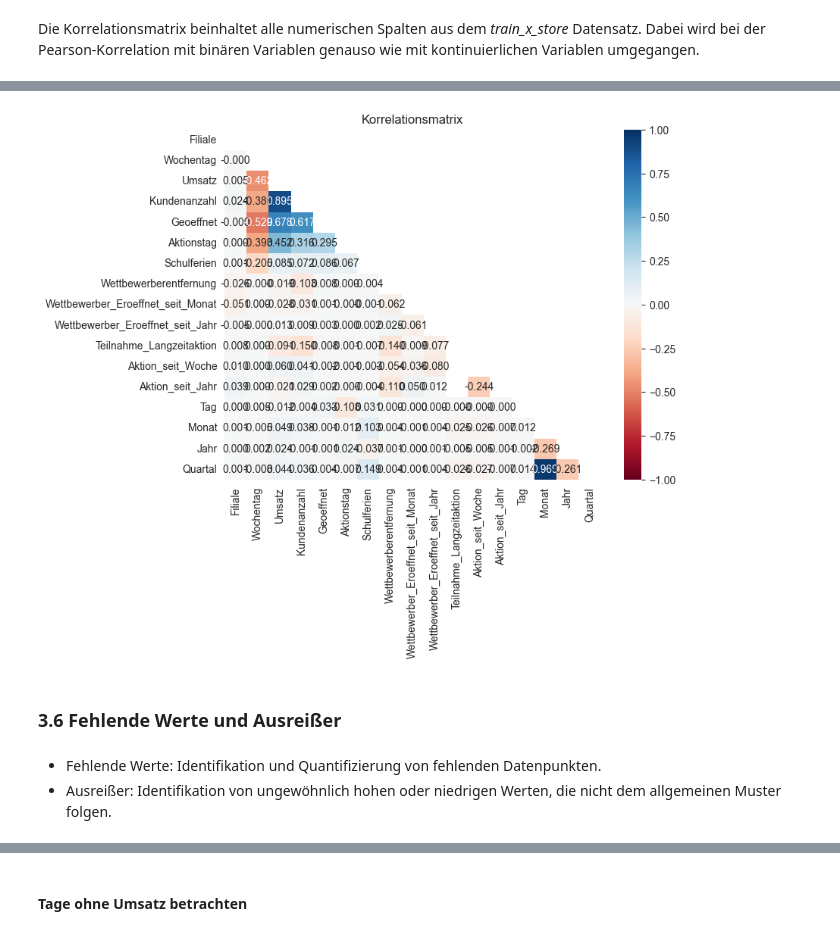
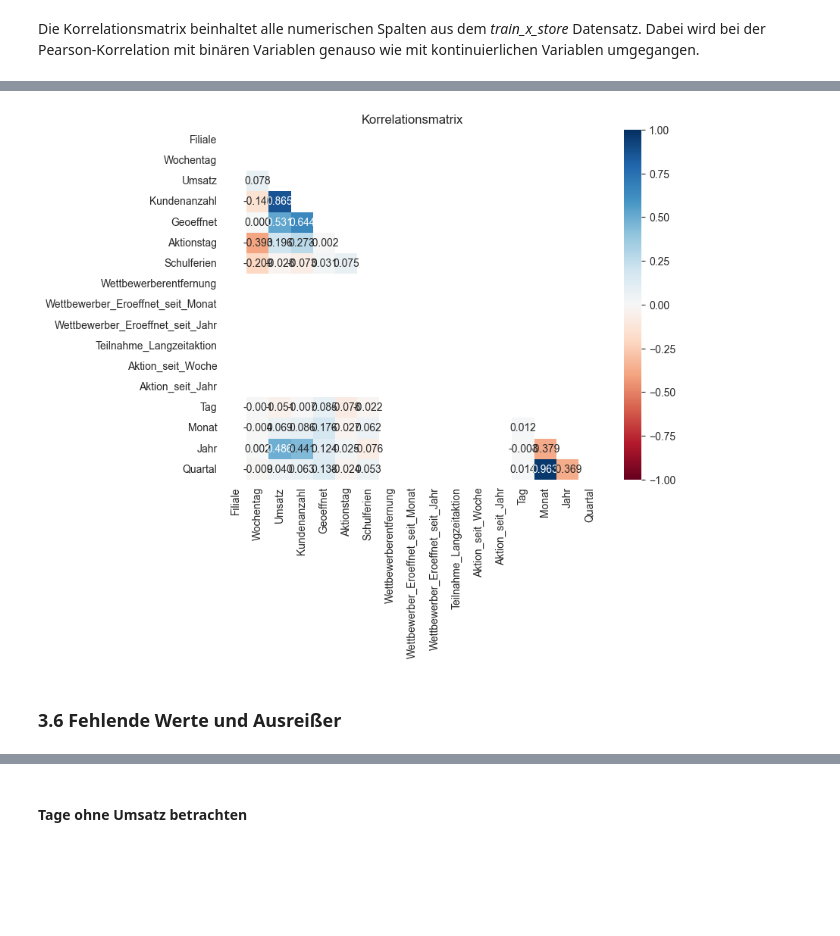
Before and after one commit to AliceKitchkin/Forecasting-Rossmann-Store-Sales, a Jupyter notebook: Forecasting_Notebook.ipynb, the cells around one changed output, grey strips where cells are left out. Cells and saved outputs as stored; diff of their text form; code cells hidden in the pictures; blank space fills up the shorter version.

Commit message:
Fehlende Werte weiter analysiert

```diff
--- a/Forecasting_Notebook.ipynb
+++ b/Forecasting_Notebook.ipynb
@@ -40,6 +40,10 @@ sns.set_style(style='white') # Hintergrund der Plots
 # train.csv is included in .gitignore
 with zipfile.ZipFile("./data/train.zip", "r") as zip:
     zip.extract('train.csv', "./data/")
+# %%
+# Maximale Anzahl an Spalten und Zeilen, beim anzeigen von Dataframes
+pd.options.display.max_columns = None
+pd.options.display.max_rows = 50
 # %% [markdown]
 ## 3. Deskriptive Analyse <a id="3"></a> <br>
 # %% [markdown]
@@ -268,2 +270,11 @@ train_x_store.head()
 # %% [markdown]
 Die Korrelationsmatrix beinhaltet alle numerischen Spalten aus dem _train_x_store_ Datensatz. Dabei wird bei der Pearson-Korrelation mit binären Variablen genauso wie mit kontinuierlichen Variablen umgegangen.
+# %%
+store_id = store["Filiale"].sample(n=1).values[0]
+
+sample = train_x_store[train_x_store["Filiale"]==store_id].copy()
+display(sample.head())
+
+# Spalten mit numerischen Werten (Strings und kategorische Werte ausgeschlossen)
+sample_only_nr = sample.select_dtypes(include=['number'])
+display(sample_only_nr.head())
@@ -270,9 +294,7 @@ Die Korrelationsmatrix beinhaltet alle numerischen Spalten aus dem _train_x_stor
 # %%
-# Spalten mit numerischen Werten (Strings und kategorische Werte ausgeschlossen)
-train_x_store_only_nr = train_x_store.select_dtypes(include=['number'])
-
 # Korrelationsmatrix nach Pearson-Verfahren erstellen
-corr_matrix = train_x_store_only_nr.corr("pearson")
+corr_matrix = sample_only_nr.corr("pearson")
+display(corr_matrix)
 
 # Nur unteres Dreieck in der Korrelationsmatrix ziehen
 my_mask = np.triu(np.ones_like(corr_matrix, dtype=bool))
@@ -286,6 +326,3 @@ plt.show()
-[figure, old version]
+[figure, new version]
 # %% [markdown]
 ### 3.6 Fehlende Werte und Ausreißer <a id="3.6"></a> <br>
-# %% [markdown]
-- Fehlende Werte: Identifikation und Quantifizierung von fehlenden Datenpunkten.
-- Ausreißer: Identifikation von ungewöhnlich hohen oder niedrigen Werten, die nicht dem allgemeinen Muster folgen.
```
Also changed, not shown: parts of 25 cells of this notebook.
